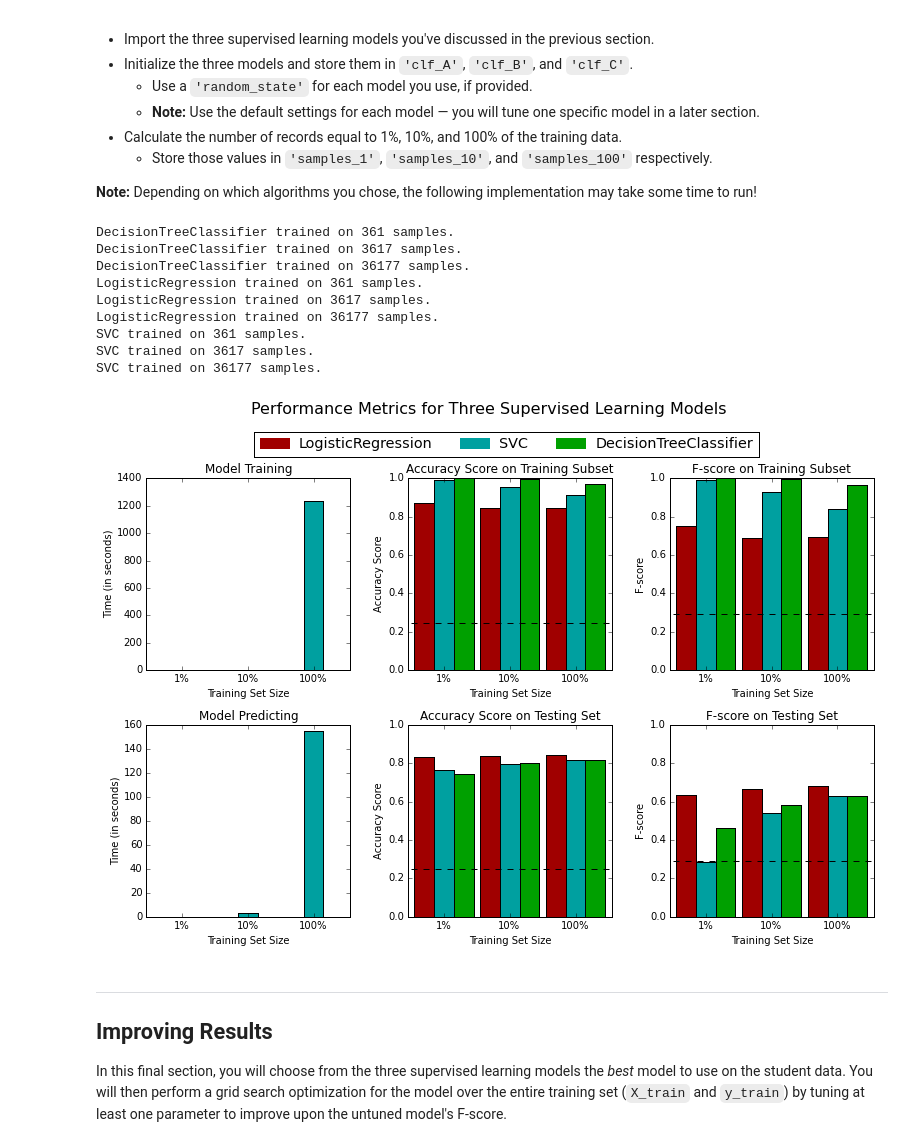
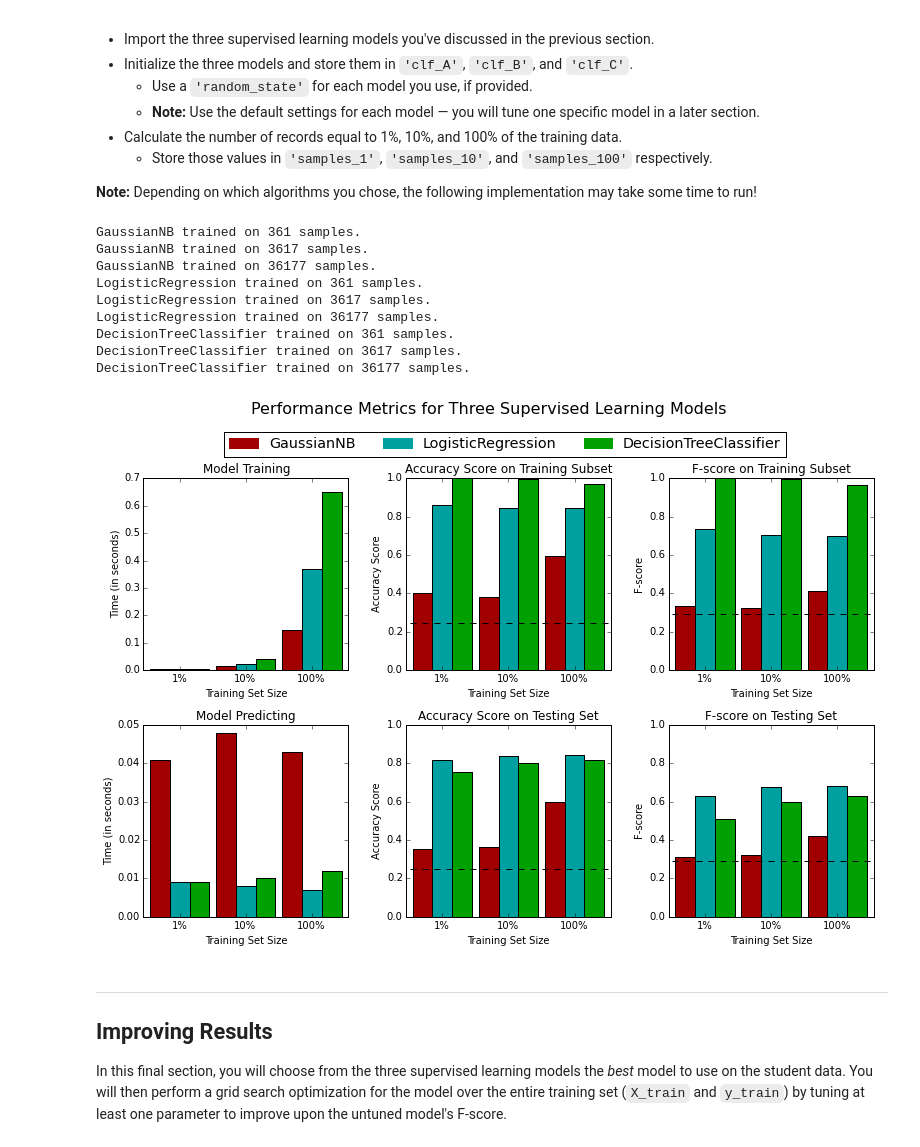
Before and after one commit to dcgull/ML-Projects, a Jupyter notebook: finding_donors/finding_donors.ipynb, the cells around one changed output. Drawn from its saved outputs; the diff is of its cells as text; code cells hidden in the pictures.

```diff
--- a/finding_donors/finding_donors.ipynb
+++ b/finding_donors/finding_donors.ipynb
@@ -347,24 +347,24 @@ def train_predict(learner, sample_size, X_train, y_train, X_test, y_test):
     # TODO: Get the predictions on the test set(X_test),
     #       then get predictions on the first 300 training samples(X_train) using .predict()
     start = time() # Get start time
-    predictions_test = learner.predict(X_test[:sample_size])
-    predictions_train = learner.predict(X_train[:sample_size])
+    predictions_test = learner.predict(X_test)
+    predictions_train = learner.predict(X_train[:300])
     end = time() # Get end time
 
     # TODO: Calculate the total prediction time
     results['pred_time'] = end - start
 
     # TODO: Compute accuracy on the first 300 training samples which is y_train[:300]
-    results['acc_train'] = accuracy_score(y_train[:sample_size], predictions_train)
+    results['acc_train'] = accuracy_score(y_train[:300], predictions_train)
 
     # TODO: Compute accuracy on test set using accuracy_score()
-    results['acc_test'] = accuracy_score(y_test[:sample_size], predictions_test)
+    results['acc_test'] = accuracy_score(y_test, predictions_test)
 
     # TODO: Compute F-score on the the first 300 training samples using fbeta_score()
-    results['f_train'] = fbeta_score(y_train[:sample_size], predictions_train, .5)
+    results['f_train'] = fbeta_score(y_train[:300], predictions_train, .5)
 
     # TODO: Compute F-score on the test set which is y_test
-    results['f_test'] =  fbeta_score(y_test[:sample_size], predictions_test, .5)
+    results['f_test'] =  fbeta_score(y_test, predictions_test, .5)
 
     # Success
     print "{} trained on {} samples.".format(learner.__class__.__name__, sample_size)
@@ -390,42 +390,42 @@ from sklearn.ensemble import AdaBoostClassifier
 from sklearn.neighbors import KNeighborsClassifier
 from sklearn.svm import LinearSVC
 from sklearn.svm import SVC
 from sklearn.linear_model import SGDClassifier
 
 # TODO: Initialize the three models
-clf_C = SVC(kernel = 'rbf', C=10, gamma = 10)
+clf_A = GaussianNB()
 clf_B = LogisticRegression(random_state=42)
-clf_A = DecisionTreeClassifier(random_state=42)
+clf_C = DecisionTreeClassifier(random_state=42)
 
 # TODO: Calculate the number of samples for 1%, 10%, and 100% of the training data
 # HINT: samples_100 is the entire training set i.e. len(y_train)
 # HINT: samples_10 is 10% of samples_100
 # HINT: samples_1 is 1% of samples_100
 samples_100 = len(y_train)
 samples_10 = int(samples_100*.1)
 samples_1 = int(samples_100*.01)
 
 # Collect results on the learners
 results = {}
 for clf in [clf_A, clf_B, clf_C]:
     clf_name = clf.__class__.__name__
     results[clf_name] = {}
     for i, samples in enumerate([samples_1, samples_10, samples_100]):
         results[clf_name][i] = train_predict(clf, samples, X_train, y_train, X_test, y_test)
 
 # Run metrics visualization for the three supervised learning models chosen
 vs.evaluate(results, accuracy, fscore)
 # %% [output]
+GaussianNB trained on 361 samples.
+GaussianNB trained on 3617 samples.
+GaussianNB trained on 36177 samples.
+LogisticRegression trained on 361 samples.
+LogisticRegression trained on 3617 samples.
+LogisticRegression trained on 36177 samples.
 DecisionTreeClassifier trained on 361 samples.
 DecisionTreeClassifier trained on 3617 samples.
 DecisionTreeClassifier trained on 36177 samples.
-LogisticRegression trained on 361 samples.
-LogisticRegression trained on 3617 samples.
-LogisticRegression trained on 36177 samples.
-SVC trained on 361 samples.
-SVC trained on 3617 samples.
-SVC trained on 36177 samples.
-[figure, old version]
+[figure, new version]
 # %% [markdown]
 ----
 ## Improving Results
```
Also changed, not shown: parts of 5 cells of this notebook, 1 other file.
